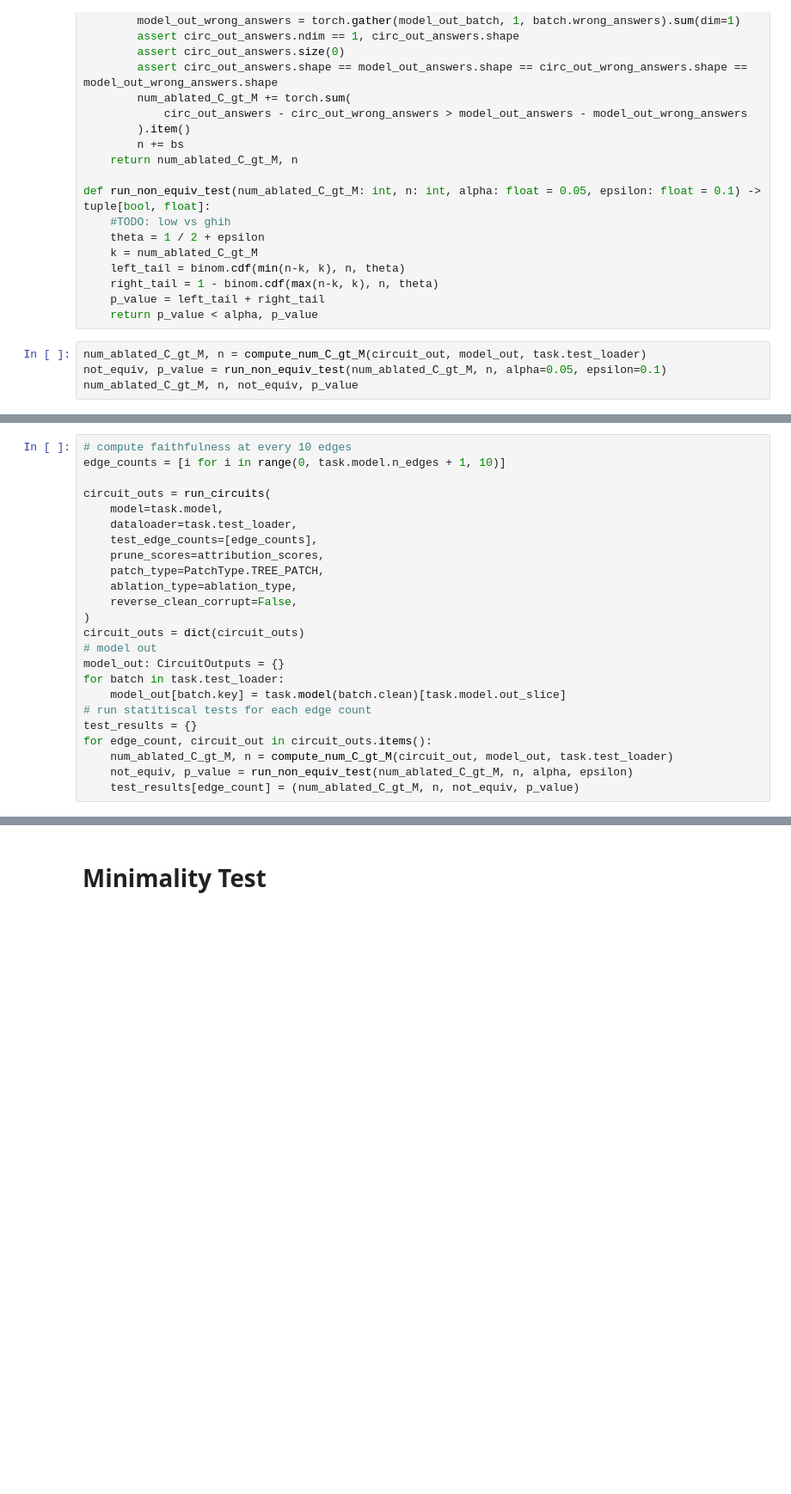
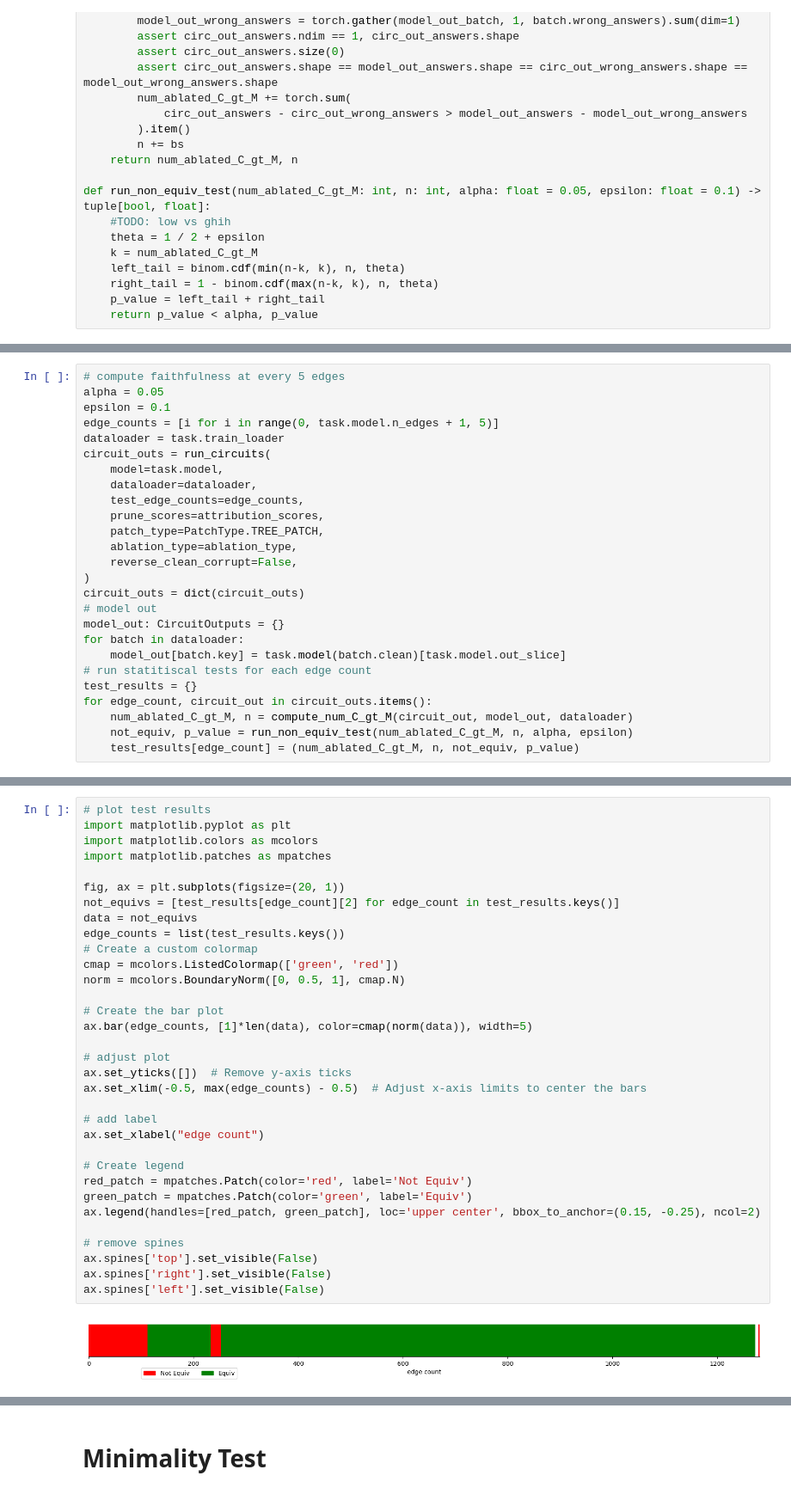
Before and after one commit to oliveradk/elk-experiments, a Jupyter notebook: notebooks/hypothesis_tests.ipynb, the cells around one changed output, grey strips where cells are left out. Shown at 86% size. Cells and saved outputs as stored; diff of their text form; blank space fills up the shorter version.

```diff
--- a/notebooks/hypothesis_tests.ipynb
+++ b/notebooks/hypothesis_tests.ipynb
@@ -125,7 +112,3 @@ def run_non_equiv_test(num_ablated_C_gt_M: int, n: int, alpha: float = 0.05, eps
     right_tail = 1 - binom.cdf(max(n-k, k), n, theta)
     p_value = left_tail + right_tail
     return p_value < alpha, p_value
-# %%
-num_ablated_C_gt_M, n = compute_num_C_gt_M(circuit_out, model_out, task.test_loader)
-not_equiv, p_value = run_non_equiv_test(num_ablated_C_gt_M, n, alpha=0.05, epsilon=0.1)
-num_ablated_C_gt_M, n, not_equiv, p_value
@@ -205,11 +188,13 @@ fig = draw_seq_graph(
 # %%
-# compute faithfulness at every 10 edges
-edge_counts = [i for i in range(0, task.model.n_edges + 1, 10)]
-
+# compute faithfulness at every 5 edges
+alpha = 0.05
+epsilon = 0.1
+edge_counts = [i for i in range(0, task.model.n_edges + 1, 5)]
+dataloader = task.train_loader
 circuit_outs = run_circuits(
     model=task.model,
-    dataloader=task.test_loader,
-    test_edge_counts=[edge_counts],
+    dataloader=dataloader,
+    test_edge_counts=edge_counts,
     prune_scores=attribution_scores,
     patch_type=PatchType.TREE_PATCH,
     ablation_type=ablation_type,
@@ -218,11 +203,11 @@ circuit_outs = run_circuits(
 circuit_outs = dict(circuit_outs)
 # model out
 model_out: CircuitOutputs = {}
-for batch in task.test_loader:
+for batch in dataloader:
     model_out[batch.key] = task.model(batch.clean)[task.model.out_slice]
 # run statitiscal tests for each edge count
 test_results = {}
 for edge_count, circuit_out in circuit_outs.items():
-    num_ablated_C_gt_M, n = compute_num_C_gt_M(circuit_out, model_out, task.test_loader)
+    num_ablated_C_gt_M, n = compute_num_C_gt_M(circuit_out, model_out, dataloader)
     not_equiv, p_value = run_non_equiv_test(num_ablated_C_gt_M, n, alpha, epsilon)
     test_results[edge_count] = (num_ablated_C_gt_M, n, not_equiv, p_value)
@@ -246,0 +218,35 @@ for edge_count, circuit_out in circuit_outs.items():
+# %%
+# plot test results
+import matplotlib.pyplot as plt
+import matplotlib.colors as mcolors
+import matplotlib.patches as mpatches
+
+fig, ax = plt.subplots(figsize=(20, 1))
+not_equivs = [test_results[edge_count][2] for edge_count in test_results.keys()]
+data = not_equivs
+edge_counts = list(test_results.keys())
+# Create a custom colormap
+cmap = mcolors.ListedColormap(['green', 'red'])
+norm = mcolors.BoundaryNorm([0, 0.5, 1], cmap.N)
+
+# Create the bar plot
+ax.bar(edge_counts, [1]*len(data), color=cmap(norm(data)), width=5)
+
+# adjust plot
+ax.set_yticks([])  # Remove y-axis ticks
+ax.set_xlim(-0.5, max(edge_counts) - 0.5)  # Adjust x-axis limits to center the bars
+
+# add label
+ax.set_xlabel("edge count")
+
+# Create legend
+red_patch = mpatches.Patch(color='red', label='Not Equiv')
+green_patch = mpatches.Patch(color='green', label='Equiv')
+ax.legend(handles=[red_patch, green_patch], loc='upper center', bbox_to_anchor=(0.15, -0.25), ncol=2)
+
+# remove spines
+ax.spines['top'].set_visible(False)
+ax.spines['right'].set_visible(False)
+ax.spines['left'].set_visible(False)
+# %% [output]
+[figure, added]
```
Also changed, not shown: parts of 24 cells of this notebook.
